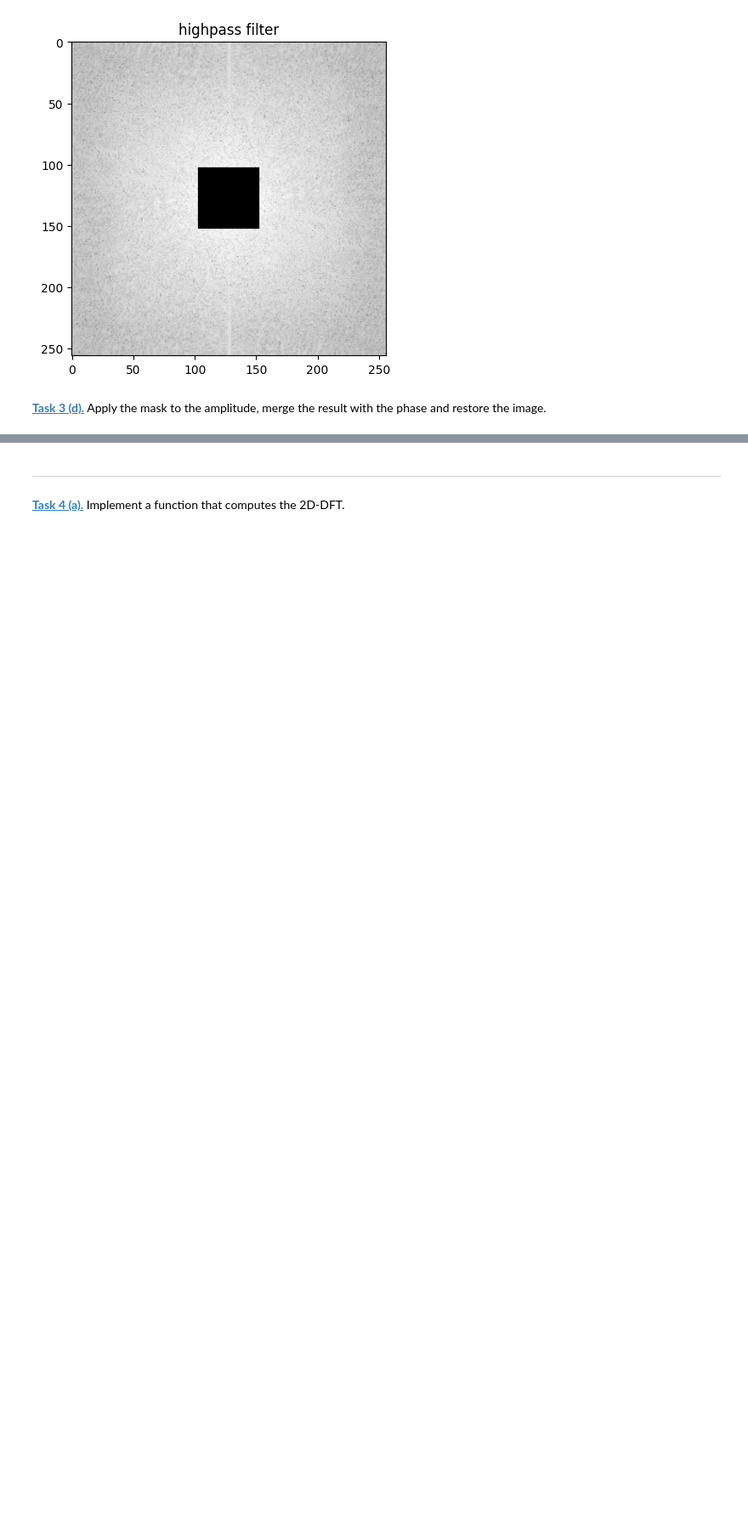
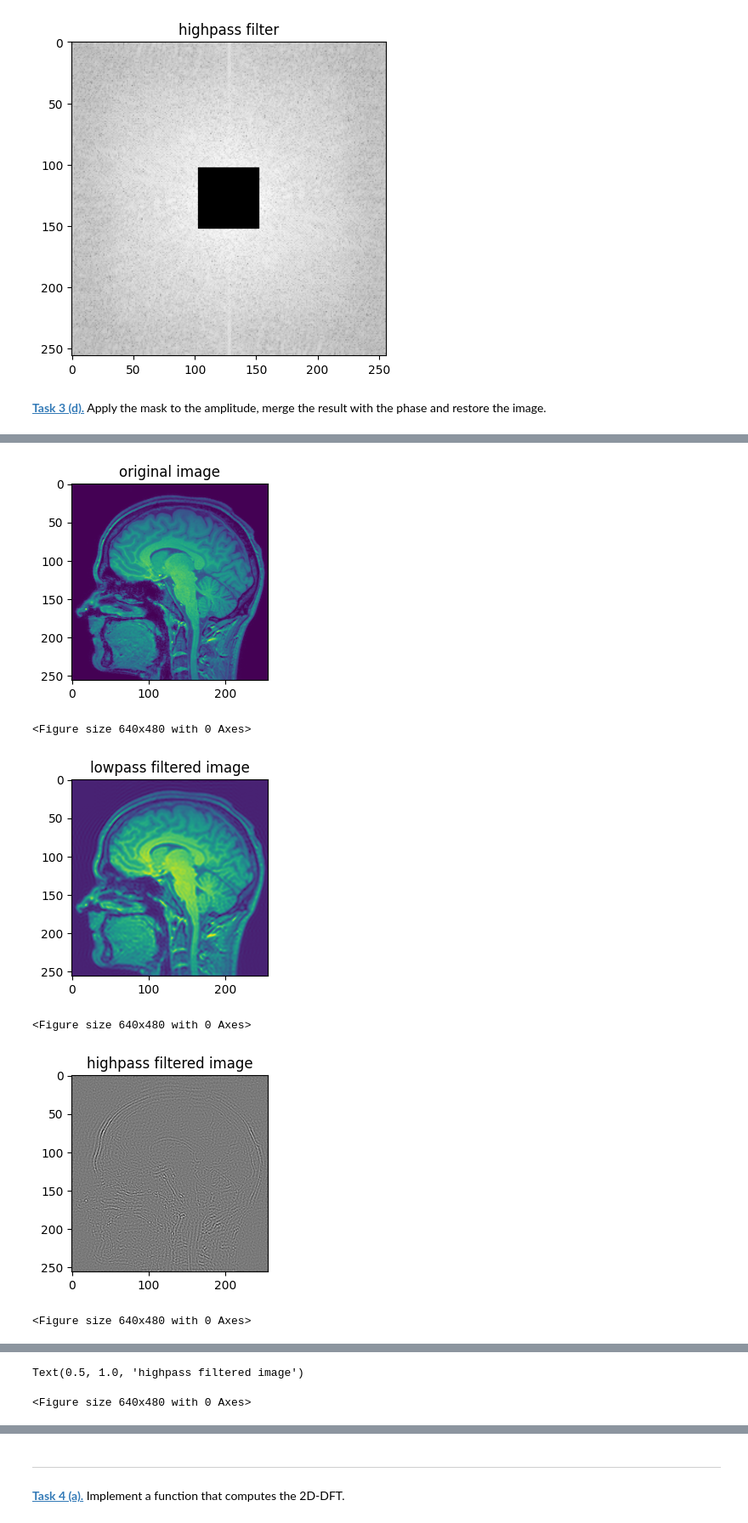
Before and after one commit to sarah-mnd/mobi-fs5-python, a Jupyter notebook: fourier.ipynb, the cells around one changed output, grey strips where cells are left out. Shown at 85% size. Saved outputs shown, nothing was run; the diff lists cells and outputs as text; code cells hidden in the pictures; blank space fills up the shorter version.

```diff
--- a/fourier.ipynb
+++ b/fourier.ipynb
@@ -188,0 +246,50 @@ plt.imshow(restored_image_filter);
+# %%
+lowpass2 = mask2 * amplitude3
+complex_array4 = np.fft.ifftshift(to_complex_array(lowpass2, phase3))
+lowpassfilteredimage = np.fft.ifft2(complex_array4).real
+
+
+plt.figure(figsize=(5,3))
+plt.imshow(imgbrain);
+plt.title('original image')
+plt.show()
+plt.clf()
+
+plt.figure(figsize=(5,3))
+plt.imshow(lowpassfilteredimage);
+plt.title('lowpass filtered image')
+plt.show()
+plt.clf()
+
+highpass2 = (1 - mask2) * imgbrain
+complex_array5 = np.fft.ifftshift(to_complex_array(highpass2, phase3))
+highpass_image_filter2 = np.fft.ifft2(complex_array5).real
+plt.figure(figsize=(5,3))
+plt.imshow((highpass_image_filter2), cmap='gray'); #richtig??
+plt.title('highpass filtered image')
+plt.show()
+plt.clf()
+
+lowpass3 = mask3 * amplitude3
+complex_array6 = np.fft.ifftshift(to_complex_array(lowpass3, phase3))
+lowpassfilteredimage2 = np.fft.ifft2(complex_array6).real
+
+plt.figure(figsize=(5,3))
+plt.imshow(lowpassfilteredimage2);
+plt.title('lowpass filtered image')
+plt.show()
+plt.clf()
+
+highpass3 = (1 - mask3) * imgbrain
+complex_array7 = np.fft.ifftshift(to_complex_array(highpass3, phase3))
+highpass_image_filter3 = np.fft.ifft2(complex_array7).real
+plt.figure(figsize=(5,3))
+plt.imshow((highpass_image_filter3), cmap='gray'); #richtig??
+plt.title('highpass filtered image')
+# %% [output]
+[figure, added]
+<Figure size 640x480 with 0 Axes>
+[figure, added]
+<Figure size 640x480 with 0 Axes>
+[figure, added]
+<Figure size 640x480 with 0 Axes>
@@ -188,0 +297,2 @@ plt.imshow(restored_image_filter);
+Text(0.5, 1.0, 'highpass filtered image')
+<Figure size 640x480 with 0 Axes>
```
Also changed, not shown: parts of 10 cells of this notebook, 2 other files.
